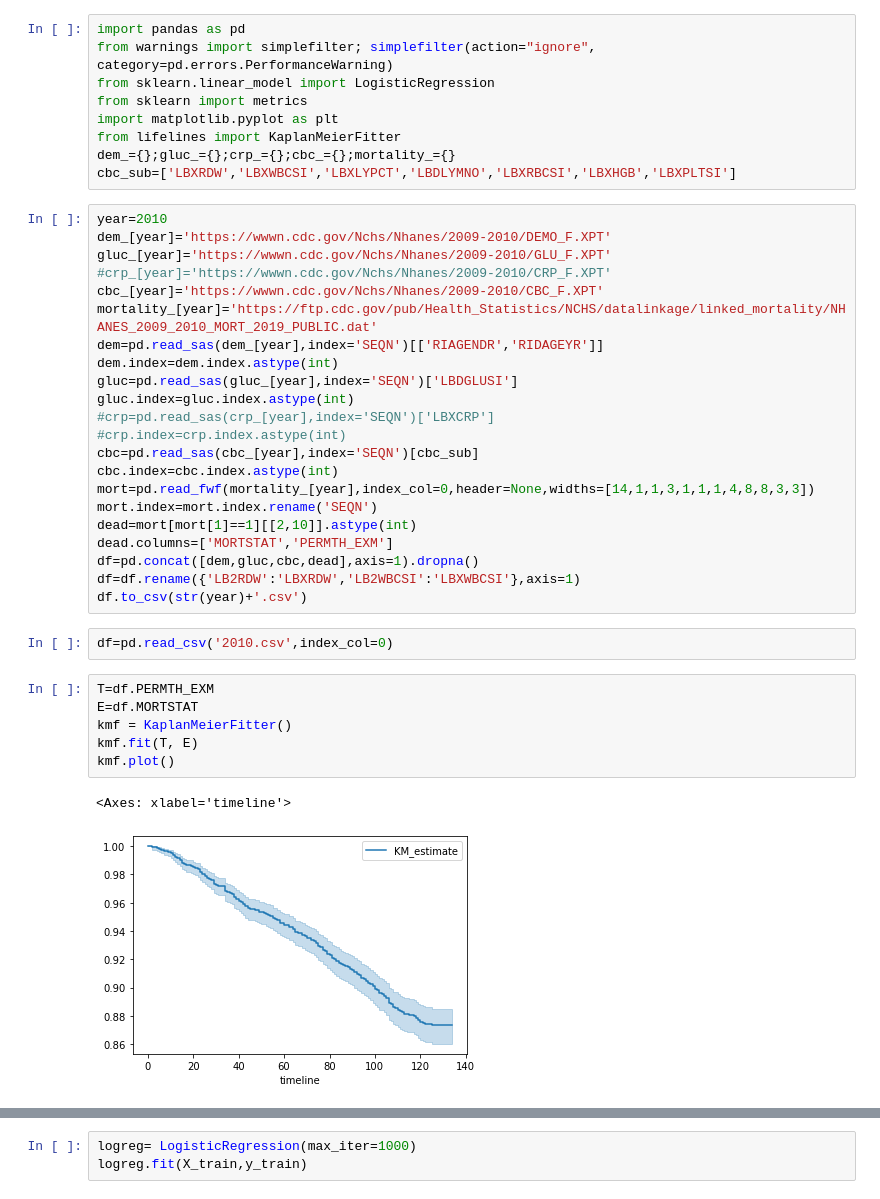
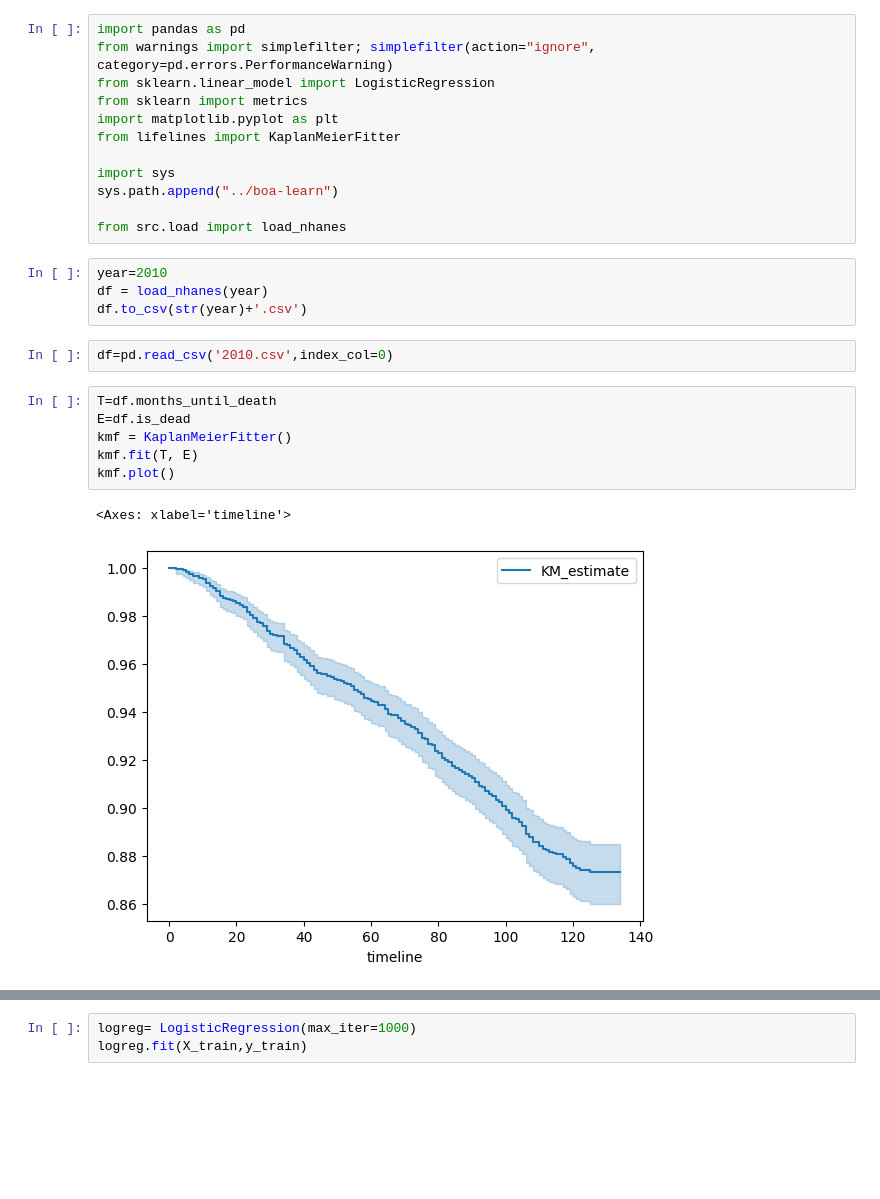
Before and after one commit to Biomarkers-of-Aging-Consortium/boa-learn, a Jupyter notebook: notebooks/nhanes_cohort.ipynb, the cells around one changed output, grey strips where cells are left out. Drawn from its saved outputs; the diff is of its cells as text; blank space fills up the shorter version.

```diff
--- a/notebooks/nhanes_cohort.ipynb
+++ b/notebooks/nhanes_cohort.ipynb
@@ -5,40 +5,25 @@ from sklearn.linear_model import LogisticRegression
 from sklearn import metrics
 import matplotlib.pyplot as plt
 from lifelines import KaplanMeierFitter
-dem_={};gluc_={};crp_={};cbc_={};mortality_={}
-cbc_sub=['LBXRDW','LBXWBCSI','LBXLYPCT','LBDLYMNO','LBXRBCSI','LBXHGB','LBXPLTSI']
+
+import sys
+sys.path.append("../boa-learn")
+
+from src.load import load_nhanes
 # %%
 year=2010
-dem_[year]='https://wwwn.cdc.gov/Nchs/Nhanes/2009-2010/DEMO_F.XPT'
-gluc_[year]='https://wwwn.cdc.gov/Nchs/Nhanes/2009-2010/GLU_F.XPT'
-#crp_[year]='https://wwwn.cdc.gov/Nchs/Nhanes/2009-2010/CRP_F.XPT'
-cbc_[year]='https://wwwn.cdc.gov/Nchs/Nhanes/2009-2010/CBC_F.XPT'
-mortality_[year]='https://ftp.cdc.gov/pub/Health_Statistics/NCHS/datalinkage/linked_mortality/NHANES_2009_2010_MORT_2019_PUBLIC.dat'
-dem=pd.read_sas(dem_[year],index='SEQN')[['RIAGENDR','RIDAGEYR']]
-dem.index=dem.index.astype(int)
-gluc=pd.read_sas(gluc_[year],index='SEQN')['LBDGLUSI']
-gluc.index=gluc.index.astype(int)
-#crp=pd.read_sas(crp_[year],index='SEQN')['LBXCRP']
-#crp.index=crp.index.astype(int)
-cbc=pd.read_sas(cbc_[year],index='SEQN')[cbc_sub]
-cbc.index=cbc.index.astype(int)
-mort=pd.read_fwf(mortality_[year],index_col=0,header=None,widths=[14,1,1,3,1,1,1,4,8,8,3,3])
-mort.index=mort.index.rename('SEQN')
-dead=mort[mort[1]==1][[2,10]].astype(int)
-dead.columns=['MORTSTAT','PERMTH_EXM']
-df=pd.concat([dem,gluc,cbc,dead],axis=1).dropna()
-df=df.rename({'LB2RDW':'LBXRDW','LB2WBCSI':'LBXWBCSI'},axis=1)
+df = load_nhanes(year)
 df.to_csv(str(year)+'.csv')
-# %%
-df=pd.read_csv('2010.csv',index_col=0)
+# %%
+df=pd.read_csv('2010.csv',index_col=0)
 # %%
-T=df.PERMTH_EXM
-E=df.MORTSTAT
+T=df.months_until_death
+E=df.is_dead
 kmf = KaplanMeierFitter()
 kmf.fit(T, E)
 kmf.plot()
 # %% [output]
 <Axes: xlabel='timeline'>
-[figure, old version]
+[figure, new version]
 # %%
 ax=plt.subplot()
```
Also changed, not shown: parts of 11 cells of this notebook, 18 other files.
